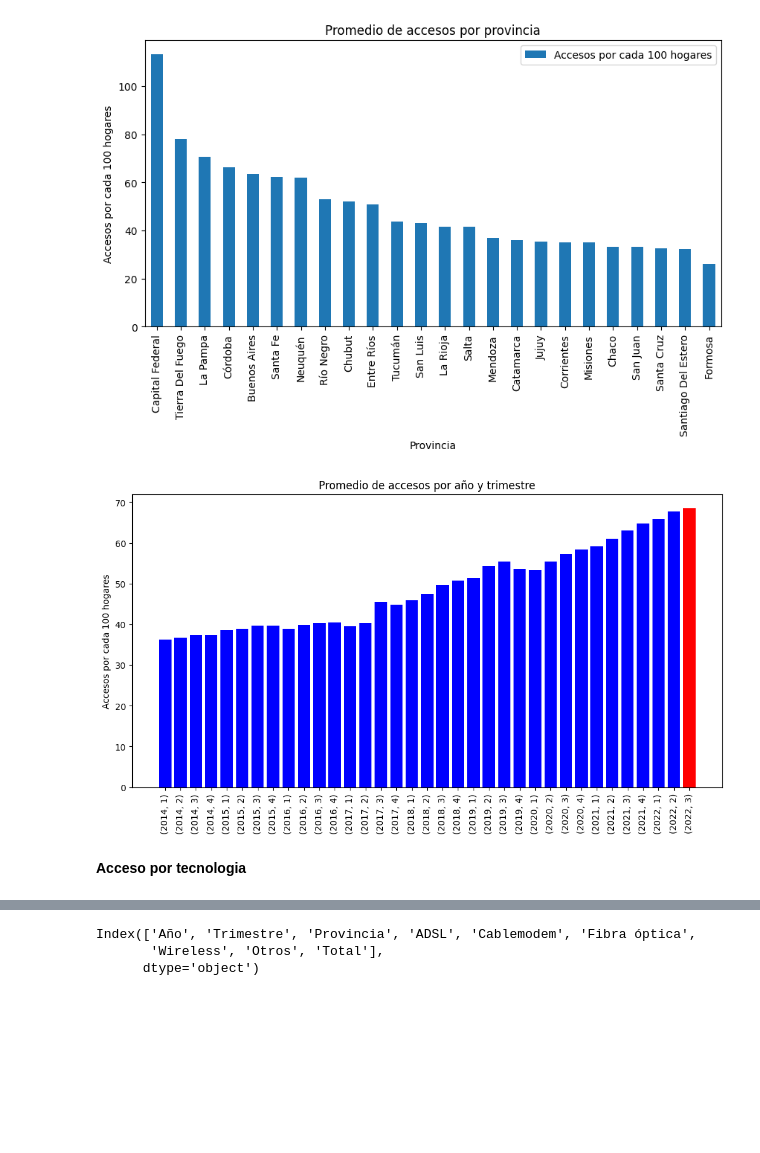
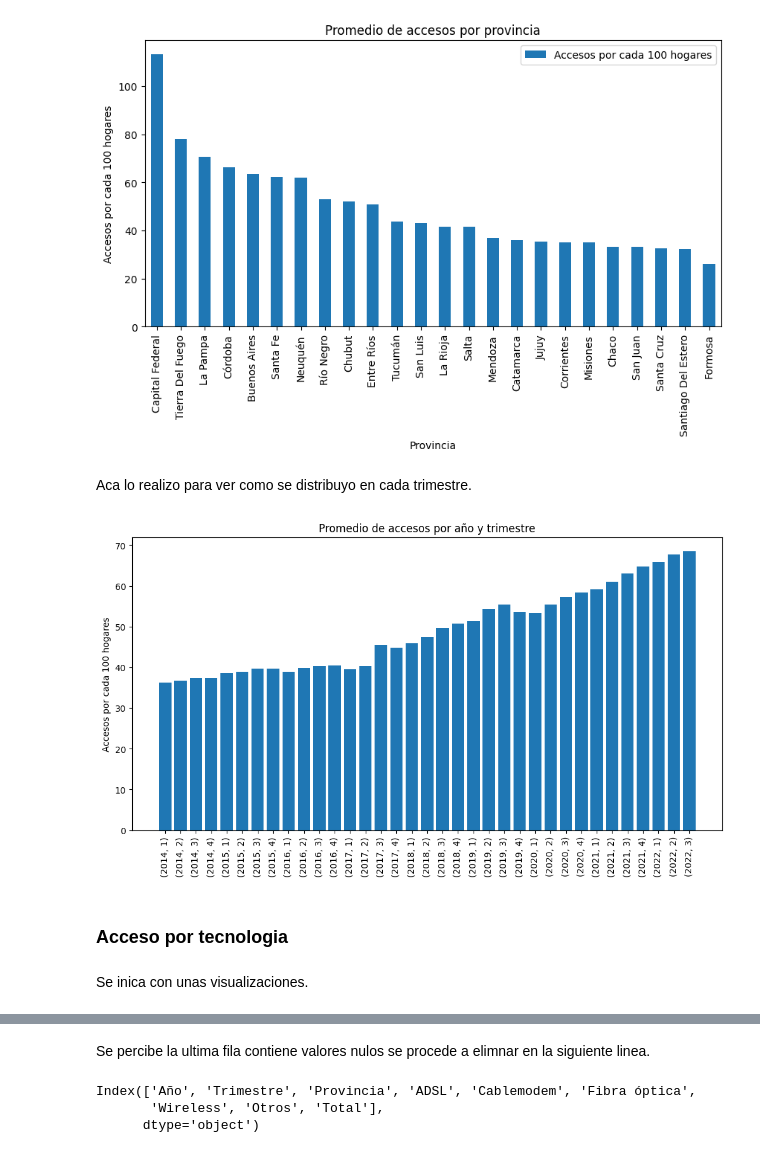
Before and after one commit to HernanCampo/Proyecto-Analityc, a Jupyter notebook: EDA_PA.ipynb, the cells around one changed output, grey strips where cells are left out. Cells and saved outputs as stored; diff of their text form; code cells hidden in the pictures; blank space fills up the shorter version.

```diff
--- a/EDA_PA.ipynb
+++ b/EDA_PA.ipynb
@@ -147,25 +156,26 @@ plt.title('Promedio de accesos por provincia')
 plt.show()
 # %% [output]
 [figure]
+# %% [markdown]
+Aca lo realizo para ver como se distribuyo en cada trimestre.
 # %%
 fig, ax = plt.subplots(figsize=(12, 6))
-# Agrupar por año y trimestre y calcular la media de accesos por cada 100 hogares
+# Agrupo por año y trimestre y calcular la media de accesos por cada 100 hogares
 ano_trimestre_group = df1_int_hog.groupby(['Año', 'Trimestre']).mean(numeric_only=True)
-# Crear una lista de colores que tenga un color diferente para los registros de 2022 trimestre 4
-colores = ['b']*(len(ano_trimestre_group)-1) + ['r']  # Empieza con un color azul para todas las barras excepto la última
-                                                     # La última barra representa el promedio de 2022 trimestre 4, que será roja
-# Generar la gráfica y asignar los colores
-plt.bar(np.arange(len(ano_trimestre_group)), ano_trimestre_group['Accesos por cada 100 hogares'], color=colores)
 
-# Configurar los ejes y el título de la gráfica
+# Genero la gráfica
+plt.bar(np.arange(len(ano_trimestre_group)), ano_trimestre_group['Accesos por cada 100 hogares'])
+# Configuro los ejes y el título de la gráfica
 plt.xticks(np.arange(len(ano_trimestre_group)), ano_trimestre_group.index, rotation=90)
 plt.ylabel('Accesos por cada 100 hogares')
 plt.title('Promedio de accesos por año y trimestre')
 plt.show()
 # %% [output]
-[figure, old version]
+[figure, new version]
 # %% [markdown]
-<b>Acceso por tecnologia<b>
+### <b>Acceso por tecnologia<b>
+# %% [markdown]
+Se inica con unas visualizaciones.
 # %%
 df2_int_tec
 # %% [output]
@@ -182,6 +192,8 @@ df2_int_tec
 | 839 | 2014 | 1 | Tucumán | 129717.0 | 83.0 | 121.0 | 13.0 | 98.0 | 130032.0 |
 | 840 | * | Los datos provinciales no coincid... | NaN | NaN | NaN | NaN | NaN | NaN | NaN |
 841 rows × 9 columns
+# %% [markdown]
+Se percibe la ultima fila contiene valores nulos se procede a elimnar en la siguiente linea.
 # %%
 df2_int_tec.drop(840,inplace=True)
 # %%
```
Also changed, not shown: parts of 115 cells of this notebook, 9 other files.
